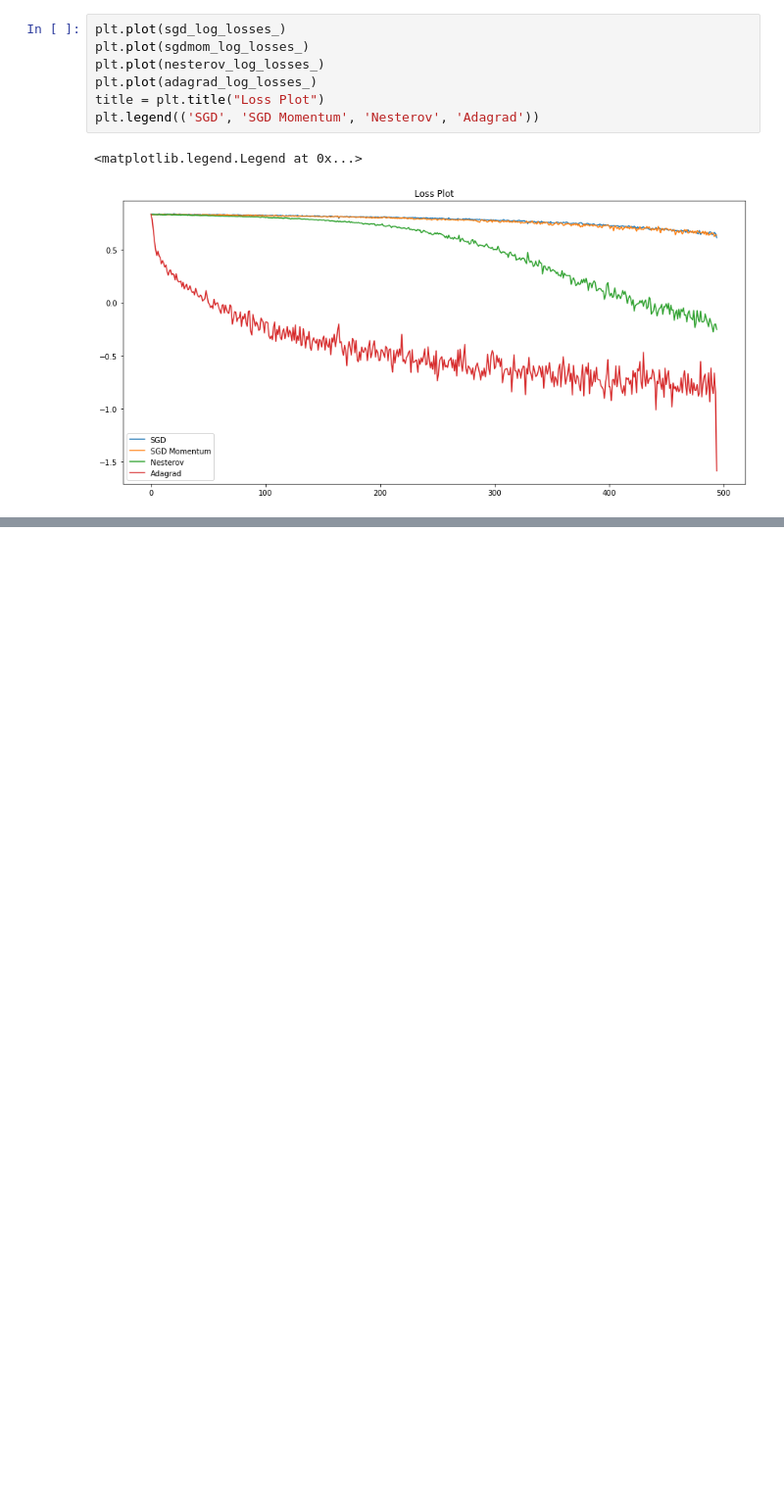
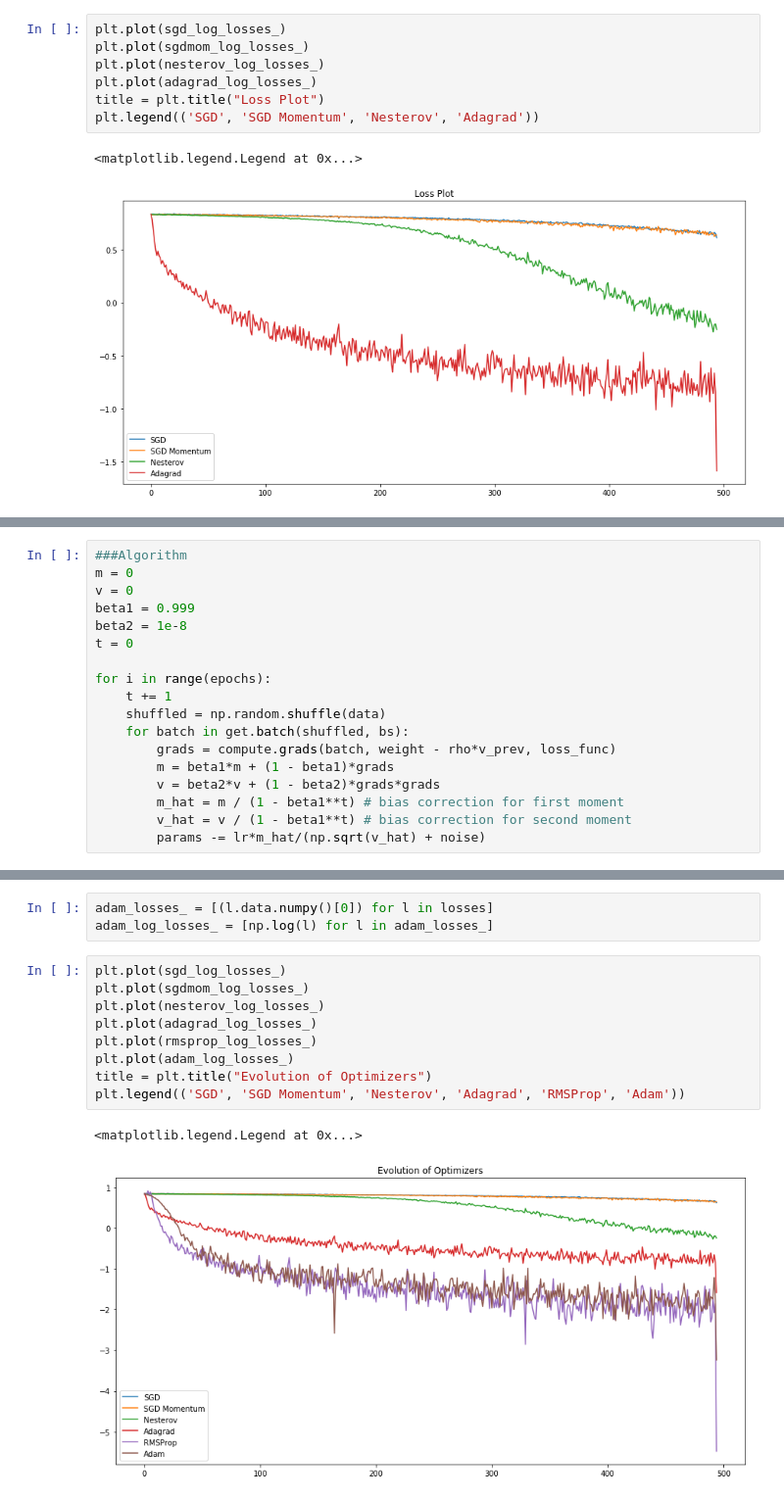
Before and after one commit to KeremTurgutlu/deeplearning, a Jupyter notebook: Exploring Optimizers.ipynb, the cells around one changed output, grey strips where cells are left out. Shown at 98% size. Saved outputs shown, nothing was run; the diff lists cells and outputs as text; blank space fills up the shorter version.

Commit message:
Adam

```diff
--- a/Exploring Optimizers.ipynb
+++ b/Exploring Optimizers.ipynb
@@ -408,0 +499,18 @@ plt.legend(('SGD', 'SGD Momentum', 'Nesterov', 'Adagrad'))
+# %%
+###Algorithm
+m = 0
+v = 0
+beta1 = 0.999
+beta2 = 1e-8
+t = 0
+
+for i in range(epochs):
+    t += 1
+    shuffled = np.random.shuffle(data)
+    for batch in get.batch(shuffled, bs):
+        grads = compute.grads(batch, weight - rho*v_prev, loss_func)
+        m = beta1*m + (1 - beta1)*grads
+        v = beta2*v + (1 - beta2)*grads*grads
+        m_hat = m / (1 - beta1**t) # bias correction for first moment
+        v_hat = v / (1 - beta1**t) # bias correction for second moment
+        params -= lr*m_hat/(np.sqrt(v_hat) + noise)
@@ -408,0 +604,15 @@ plt.legend(('SGD', 'SGD Momentum', 'Nesterov', 'Adagrad'))
+# %%
+adam_losses_ = [(l.data.numpy()[0]) for l in losses]
+adam_log_losses_ = [np.log(l) for l in adam_losses_]
+# %%
+plt.plot(sgd_log_losses_)
+plt.plot(sgdmom_log_losses_)
+plt.plot(nesterov_log_losses_)
+plt.plot(adagrad_log_losses_)
+plt.plot(rmsprop_log_losses_)
+plt.plot(adam_log_losses_)
+title = plt.title("Evolution of Optimizers")
+plt.legend(('SGD', 'SGD Momentum', 'Nesterov', 'Adagrad', 'RMSProp', 'Adam'))
+# %% [output]
+<matplotlib.legend.Legend at 0x...>
+[figure, added]
```
Also changed, not shown: parts of 11 cells of this notebook.
